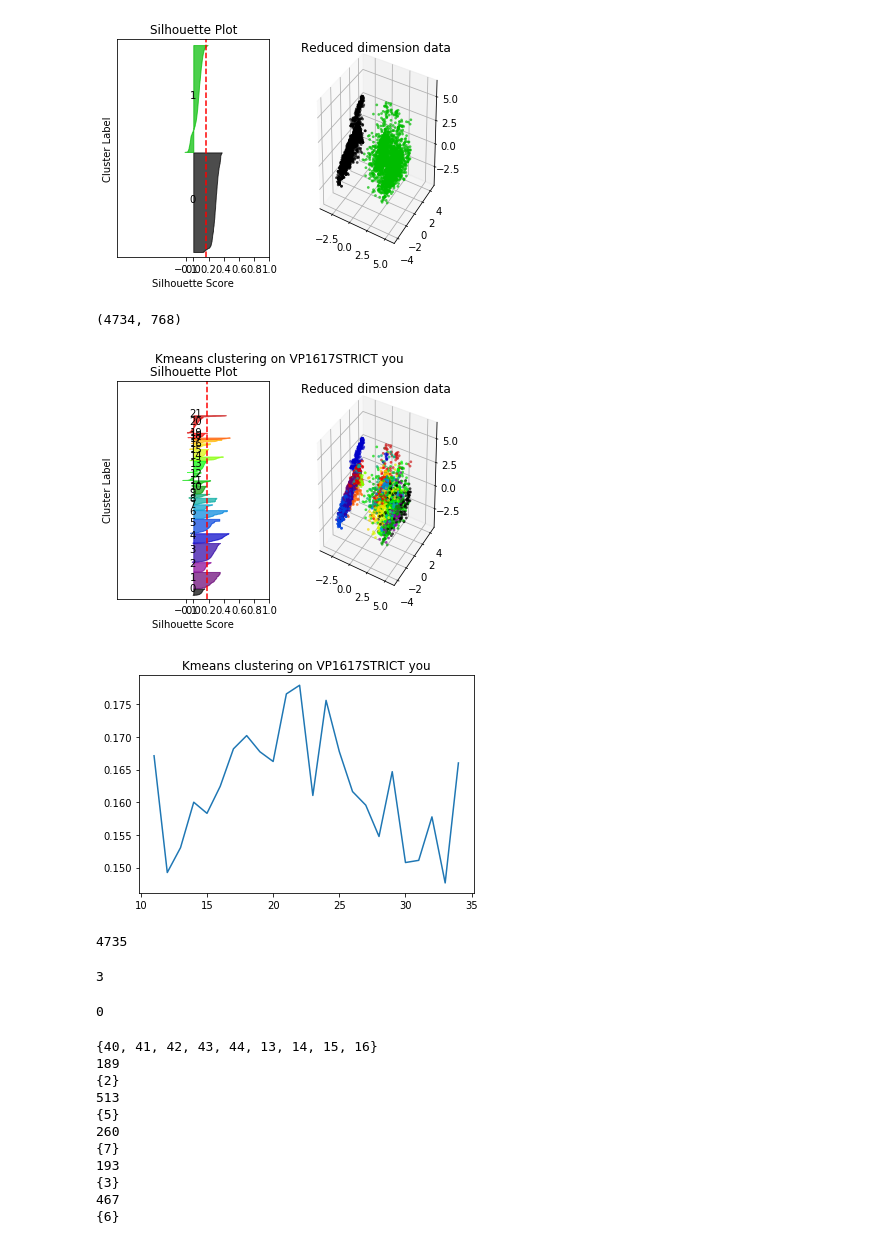
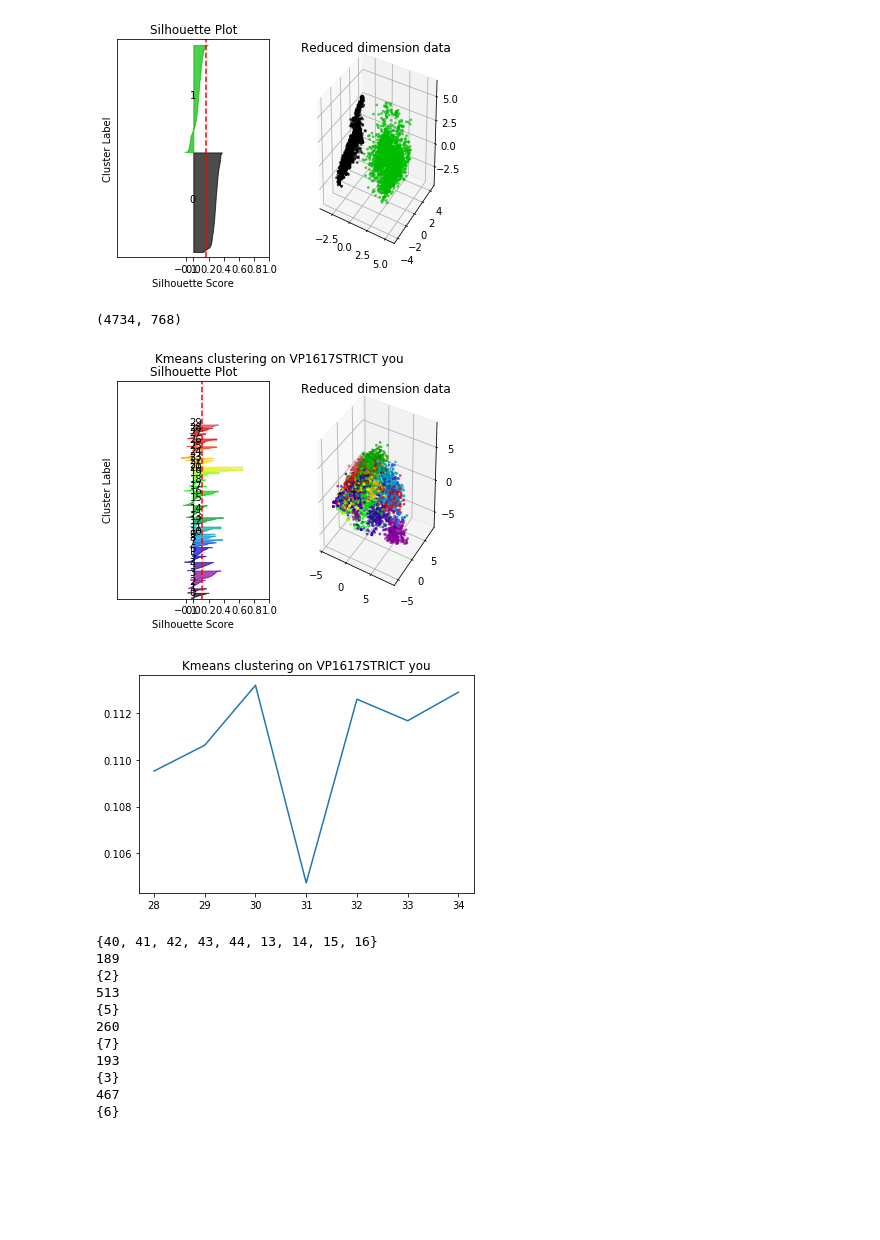
Before and after one commit to QiS9596/vp-cnn, a Jupyter notebook: vpcnn/clustering_bert_embed_tests.ipynb, the cells around one changed output. Saved outputs shown, nothing was run; the diff lists cells and outputs as text; code cells hidden in the pictures; blank space fills up the shorter version.

```diff
--- a/vpcnn/clustering_bert_embed_tests.ipynb
+++ b/vpcnn/clustering_bert_embed_tests.ipynb
@@ -30,22 +30,12 @@ print(result[2])
 0.1652826040781412
 [figure]
 # %%
+# you label, with save
 if not os.path.isdir('./data/bert_embed_clustering/VP1617STRICT/you'):
     os.makedirs('./data/bert_embed_clustering/VP1617STRICT/you')
-result = manager.clustering_analysis_BERT_token_kmeans('VP1617STRICT', 'you', '-12', plot_fig=True, n_clusters_range=[11,35,1])
+result = manager.clustering_analysis_BERT_token_kmeans('VP1617STRICT', 'you', '-1', plot_fig=True, n_clusters_range=[28,35,1])
 # %% [output]
 (4734, 768)
-[figure, old version]
+[figure, new version]
-[figure, old version]
+[figure, new version]
-# %%
-print(len(result[4]))
-a = result[4][0]
-# %% [output]
-4735
-# %%
-print(len(a))
-a[1]
-# %% [output]
-3
-0
 # %%
```
Also changed, not shown: parts of 7 cells of this notebook, 1 other file.
